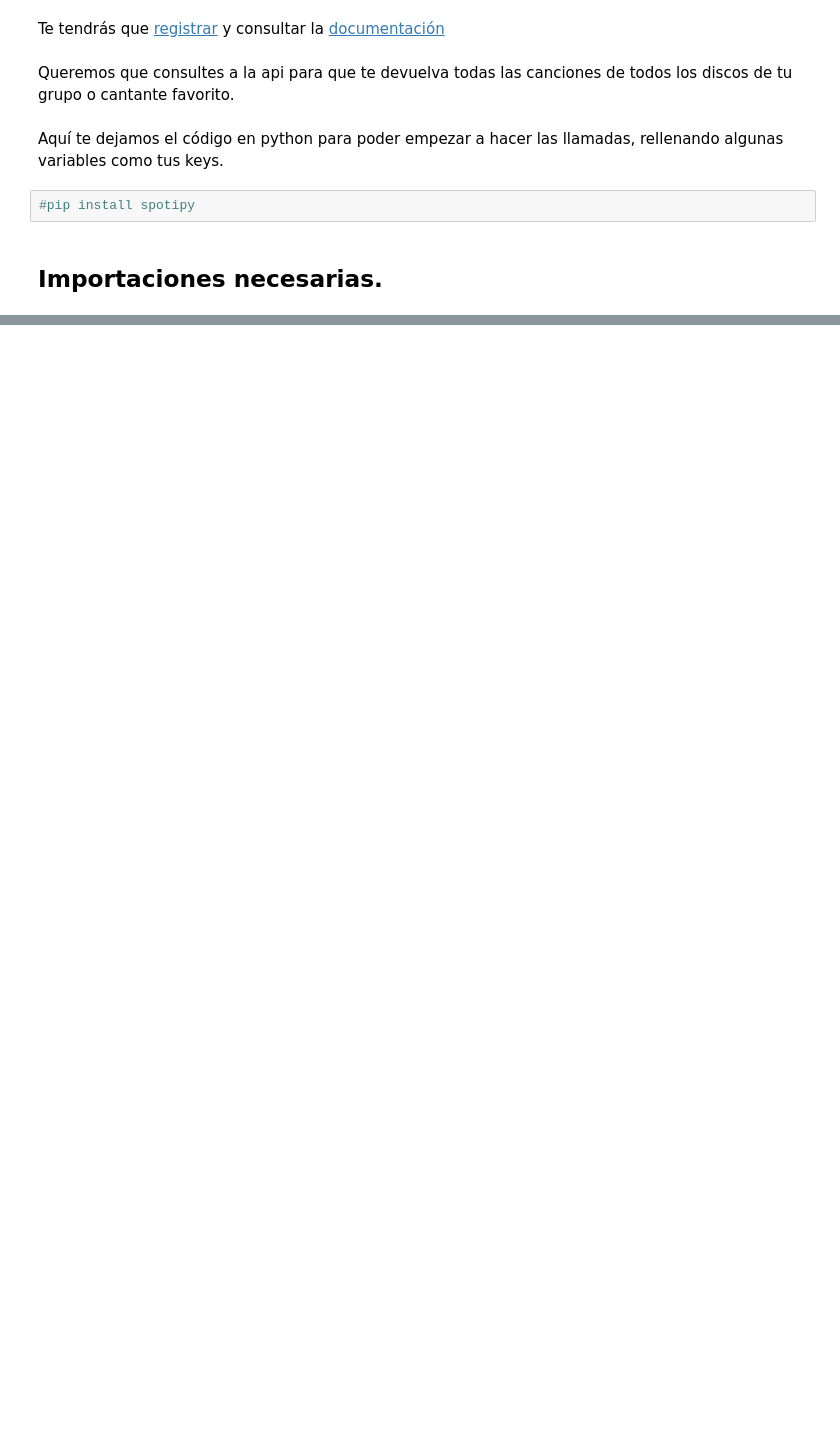
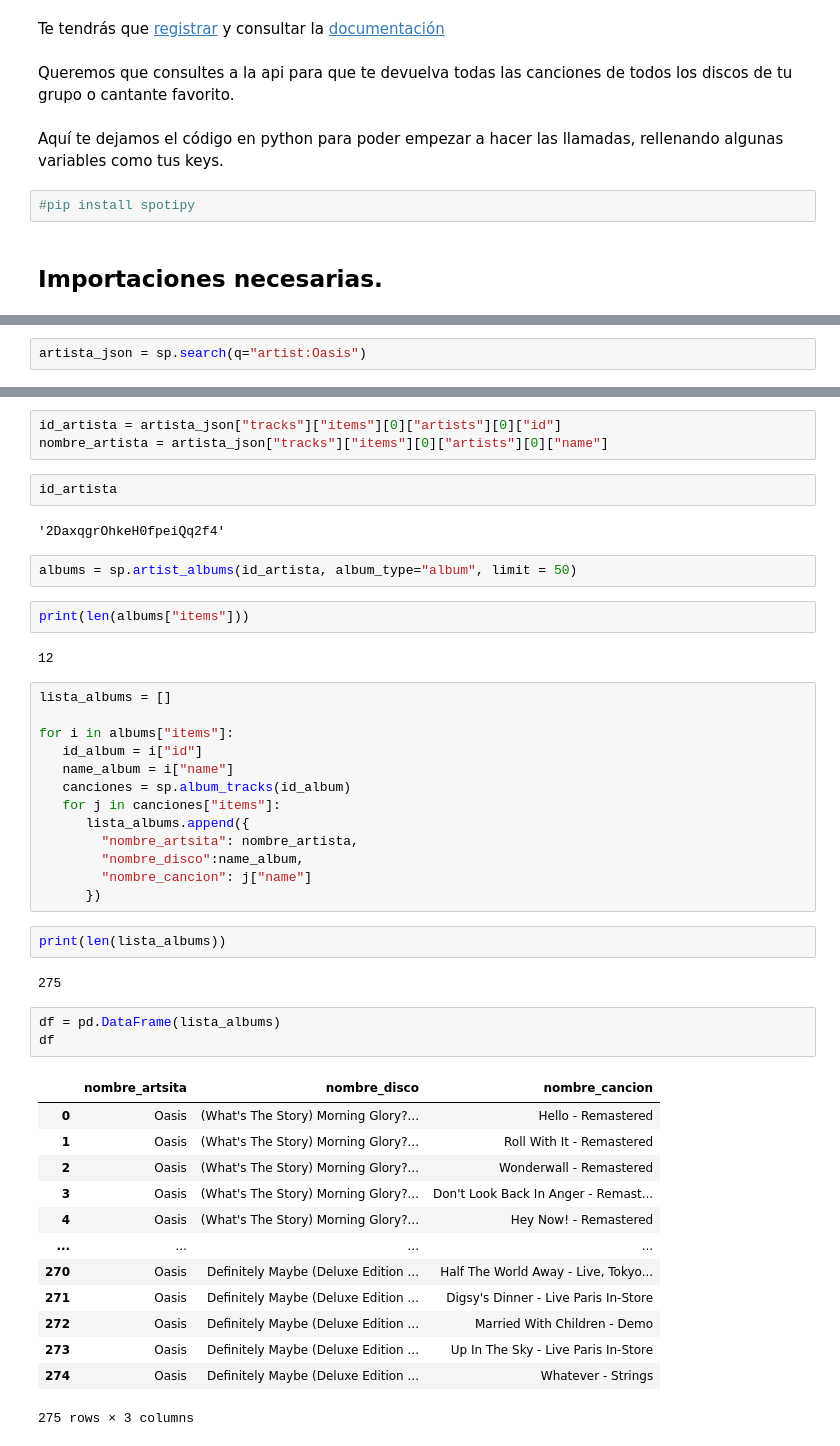
Before and after one commit to diego-dng/1025_DS_VITORIA, a Jupyter notebook: 2-Data_analysis/3-Sources/Web/Práctica/spotify.ipynb, the cells around one changed output, grey strips where cells are left out. Drawn from its saved outputs; the diff is of its cells as text; blank space fills up the shorter version.

```diff
--- a/2-Data_analysis/3-Sources/Web/Práctica/spotify.ipynb
+++ b/2-Data_analysis/3-Sources/Web/Práctica/spotify.ipynb
@@ -25,2 +26,4 @@ sp = spotipy.Spotify(auth_manager=SpotifyOAuth(
     redirect_uri="http://127.0.0.1:8000/callback"
 ))
+# %%
+artista_json = sp.search(q="artist:Oasis")
@@ -26,0 +56,47 @@ sp = spotipy.Spotify(auth_manager=SpotifyOAuth(
+# %%
+id_artista = artista_json["tracks"]["items"][0]["artists"][0]["id"]
+nombre_artista = artista_json["tracks"]["items"][0]["artists"][0]["name"]
+# %%
+id_artista
+# %% [output]
+'2DaxqgrOhkeH0fpeiQq2f4'
+# %%
+albums = sp.artist_albums(id_artista, album_type="album", limit = 50)
+# %%
+print(len(albums["items"]))
+# %% [output]
+12
+# %%
+lista_albums = []
+
+for i in albums["items"]:
+   id_album = i["id"]
+   name_album = i["name"]
+   canciones = sp.album_tracks(id_album)
+   for j in canciones["items"]:
+      lista_albums.append({
+        "nombre_artsita": nombre_artista,
+        "nombre_disco":name_album,
+        "nombre_cancion": j["name"]
+      })
+# %%
+print(len(lista_albums))
+# %% [output]
+275
+# %%
+df = pd.DataFrame(lista_albums)
+df
+# %% [output]
+|  | nombre_artsita | nombre_disco | nombre_cancion |
+| 0 | Oasis | (What's The Story) Morning Glory?... | Hello - Remastered |
+| 1 | Oasis | (What's The Story) Morning Glory?... | Roll With It - Remastered |
+| 2 | Oasis | (What's The Story) Morning Glory?... | Wonderwall - Remastered |
+| 3 | Oasis | (What's The Story) Morning Glory?... | Don't Look Back In Anger - Remast... |
+| 4 | Oasis | (What's The Story) Morning Glory?... | Hey Now! - Remastered |
+| ... | ... | ... | ... |
+| 270 | Oasis | Definitely Maybe (Deluxe Edition ... | Half The World Away - Live, Tokyo... |
+| 271 | Oasis | Definitely Maybe (Deluxe Edition ... | Digsy's Dinner - Live Paris In-Store |
+| 272 | Oasis | Definitely Maybe (Deluxe Edition ... | Married With Children - Demo |
+| 273 | Oasis | Definitely Maybe (Deluxe Edition ... | Up In The Sky - Live Paris In-Store |
+| 274 | Oasis | Definitely Maybe (Deluxe Edition ... | Whatever - Strings |
+275 rows × 3 columns
```
Also changed, not shown: parts of 6 cells of this notebook, 3 other files.
